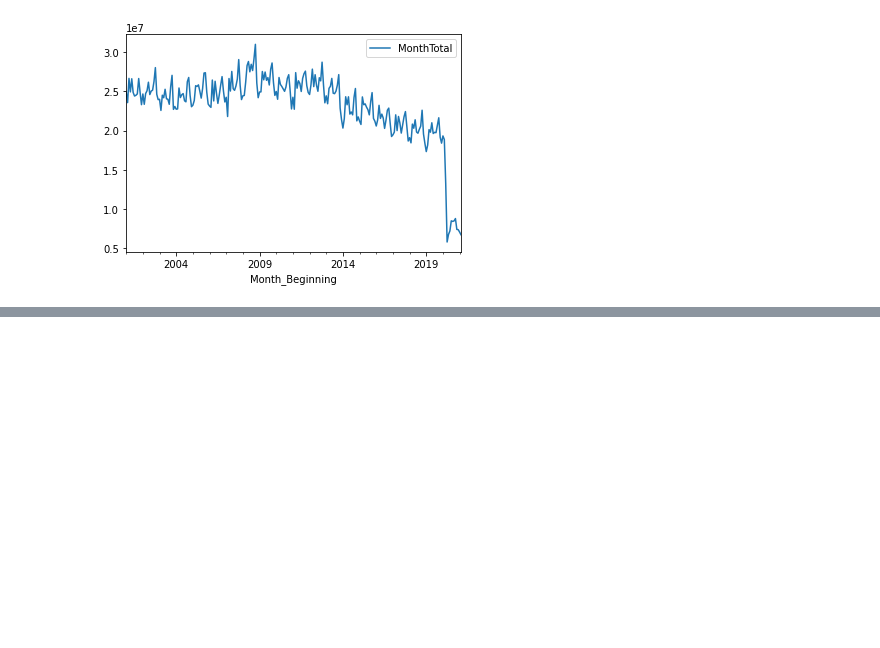
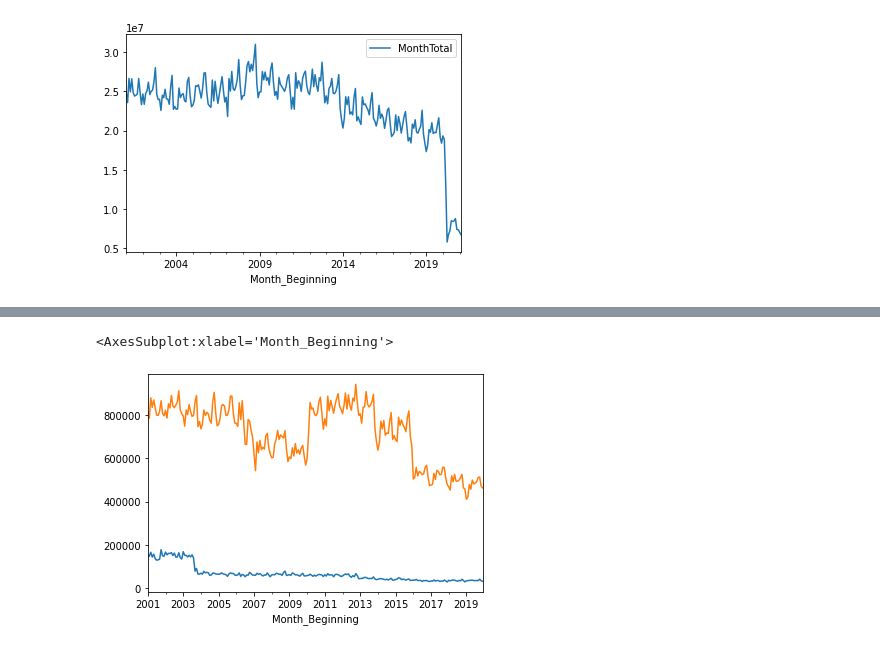
Before and after one commit to LamSingkit/Chicago_public_transport_project, a Jupyter notebook: Shengjie_Folder/Ridership.ipynb, the cells around one changed output, grey strips where cells are left out. Drawn from its saved outputs; the diff is of its cells as text; code cells hidden in the pictures; blank space fills up the shorter version.

Commit message:
ridership notebook change

```diff
--- a/Shengjie_Folder/Ridership.ipynb
+++ b/Shengjie_Folder/Ridership.ipynb
@@ -31,0 +45,17 @@ df.groupby('Month_Beginning').sum()[['MonthTotal']].plot();
+# %%
+# Fit the ridership into a linear regression model to find the slope
+def get_demand(route):
+    df_temp = df_before_2020[df_before_2020['route']==route].sort_index()
+    lr = LinearRegression()
+    lr.fit(np.array(df_temp['days_from_start']).reshape(-1,1),df_temp['MonthTotal'])
+    return lr.coef_[0]
+# %%
+unique_route = set(df_before_2020['route'])
+route_and_demand = {}
+for route in unique_route:
+    if df_before_2020[df_before_2020['route']==route].shape[0]>12*10:
+        # Filter out route that operate less than 10 year
+        route_and_demand[route] = get_demand(route)
+# %%
+demand_list = list(route_and_demand.values())
+route_list = list(route_and_demand.keys())
@@ -31,0 +77,6 @@ df.groupby('Month_Beginning').sum()[['MonthTotal']].plot();
+# %%
+df_before_2020[df_before_2020['route']=='1']['MonthTotal'].sort_index().plot()
+df_before_2020[df_before_2020['route']==route_list[demand_list.index(demand_list_copy[1])]]['MonthTotal'].sort_index().plot()
+# %% [output]
+<AxesSubplot:xlabel='Month_Beginning'>
+[figure, added]
```
Also changed, not shown: parts of 11 cells of this notebook, 1 other file.
